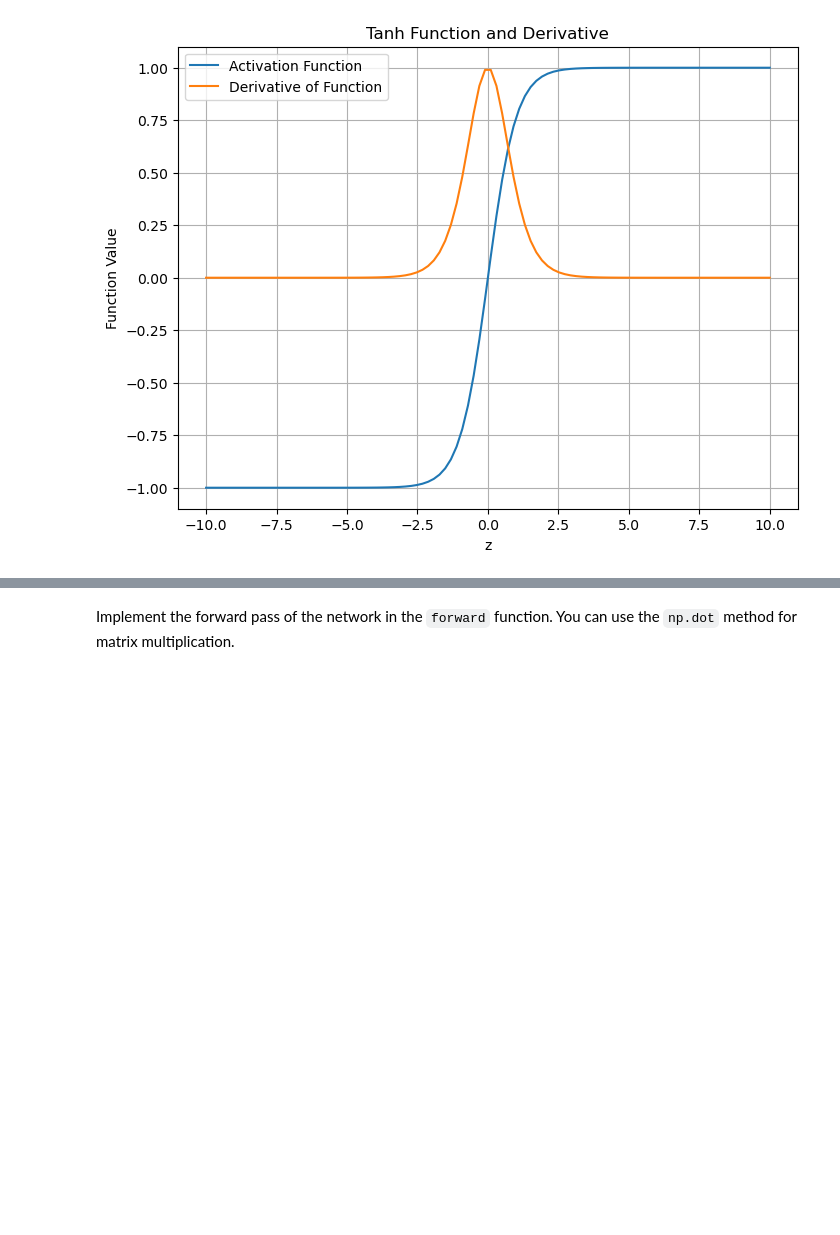
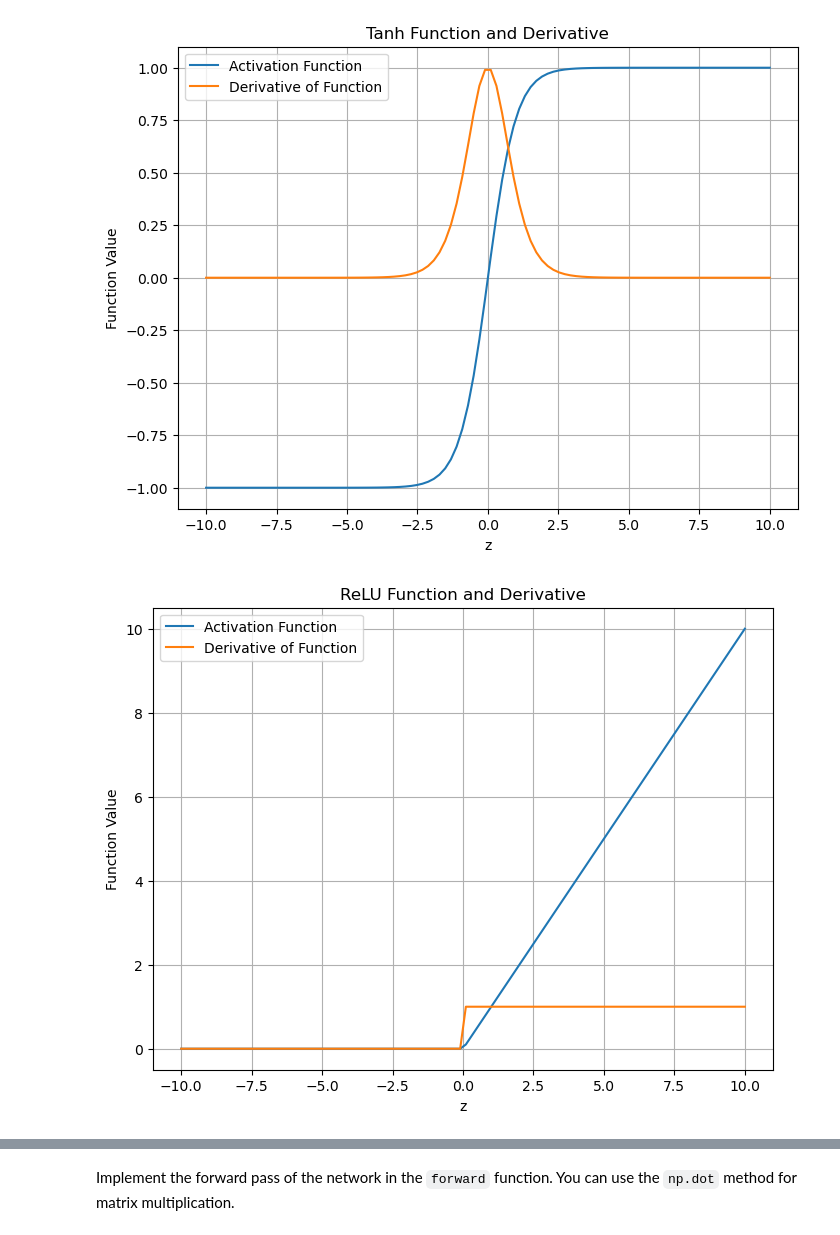
Before and after one commit to mwaqar666/DeepLearningLabs, a Jupyter notebook: Lab 1.4 - Notebook.ipynb, the cells around one changed output, grey strips where cells are left out. Cells and saved outputs as stored; diff of their text form; code cells hidden in the pictures; blank space fills up the shorter version.

```diff
--- a/Lab 1.4 - Notebook.ipynb
+++ b/Lab 1.4 - Notebook.ipynb
@@ -191,3 +190,45 @@ def tanh_derivative(A):
 extras.plot_activation_function(tanh, tanh_derivative, "Tanh Function and Derivative")
 # %% [output]
 [figure]
+# %%
+def relu(Z):
+	"""
+    Computes the relu activation function element-wise.
+
+    Arguments:
+    ----------
+    Z (numpy.ndarray): The input to the activation function.
+
+    Returns:
+    --------
+    numpy.ndarray: The output of the relu function.
+    """
+	### START CODE HERE ###
+	return np.maximum(0, Z)
+
+
+### END CODE HERE ###
+
+
+def relu_derivative(A):
+	"""
+    Computes the derivative of the relu activation function element-wise.
+
+    Arguments:
+    ----------
+    A (numpy.ndarray): The output of the relu function.
+
+    Returns:
+    --------
+    numpy.ndarray: The derivative of the relu function.
+    """
+	### START CODE HERE ###
+	return (A > 0).astype(float)
+
+
+### END CODE HERE ###
+
+
+extras.plot_activation_function(relu, relu_derivative, "ReLU Function and Derivative")
+# %% [output]
+[figure, added]
```
Also changed, not shown: parts of 27 cells of this notebook.
